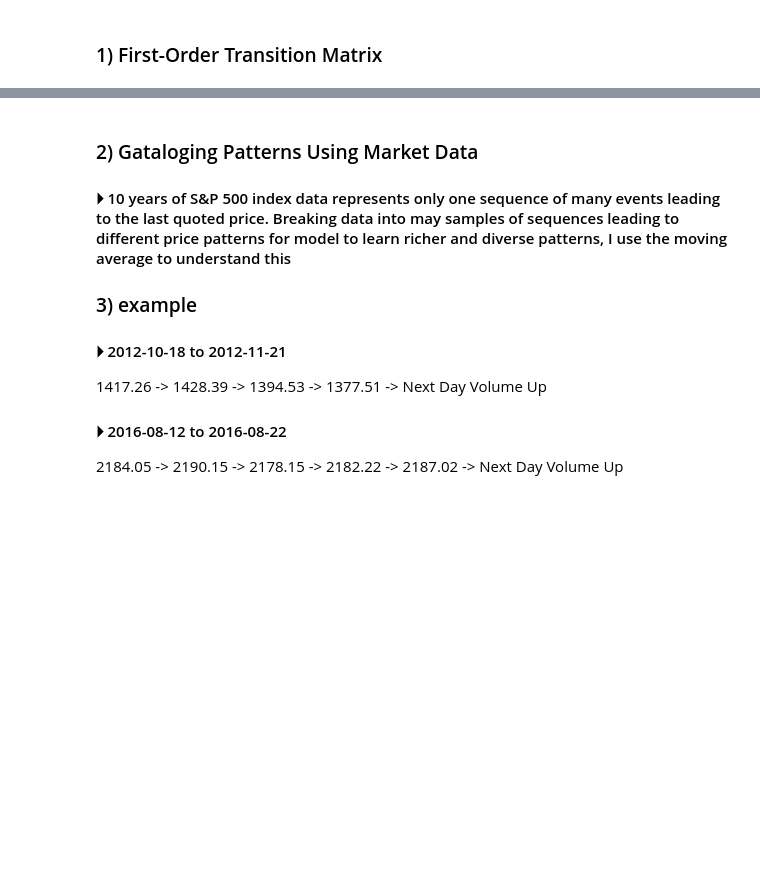
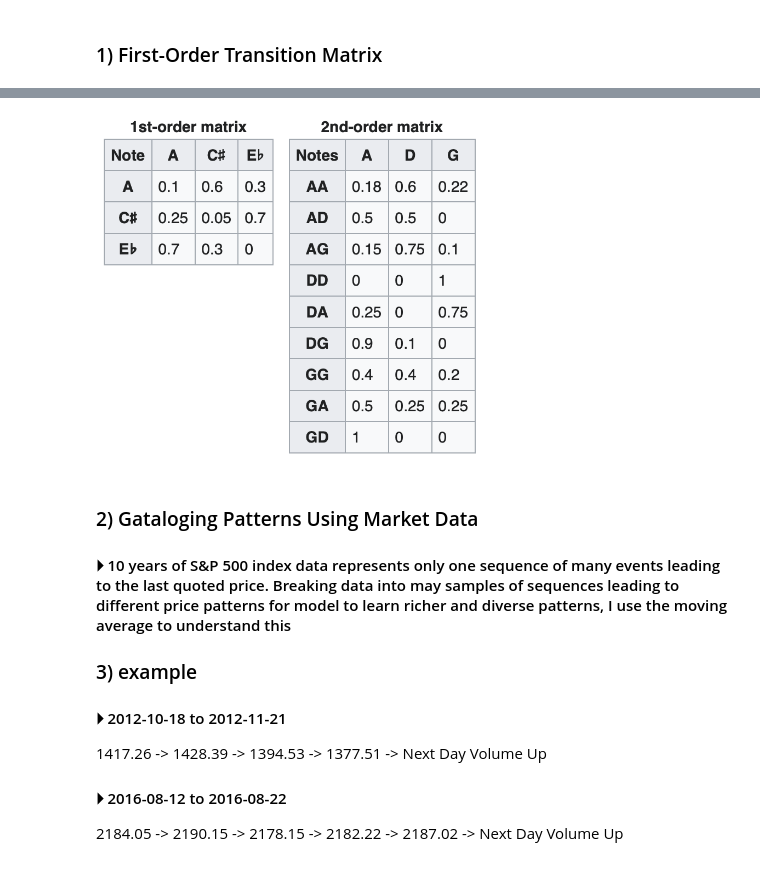
Before and after one commit to mikiya09/DataSci, a Jupyter notebook: ML/markov_chain/markov chain.ipynb, the cells around one changed output, grey strips where cells are left out. Saved outputs shown, nothing was run; the diff lists cells and outputs as text; code cells hidden in the pictures; blank space fills up the shorter version.

```diff
--- a/ML/markov_chain/markov chain.ipynb
+++ b/ML/markov_chain/markov chain.ipynb
@@ -6,7 +14,9 @@
 # %%
 # insert image using python package
 from IPython.display import Image
-Image(filename="./first-order-matrix.png", width=400)
+Image(filename="./pic/first-order-matrix.png", width=400)
+# %% [output]
+[figure, added]
 # %% [markdown]
 ### 2) Gataloging Patterns Using Market Data
 #### &#x23f5; 10 years of S&P 500 index data represents only one sequence of many events leading to the last quoted price. Breaking data into may samples of sequences leading to different price patterns for model to learn richer and diverse patterns, I use the moving average to understand this
```
Also changed, not shown: parts of 68 cells of this notebook.
